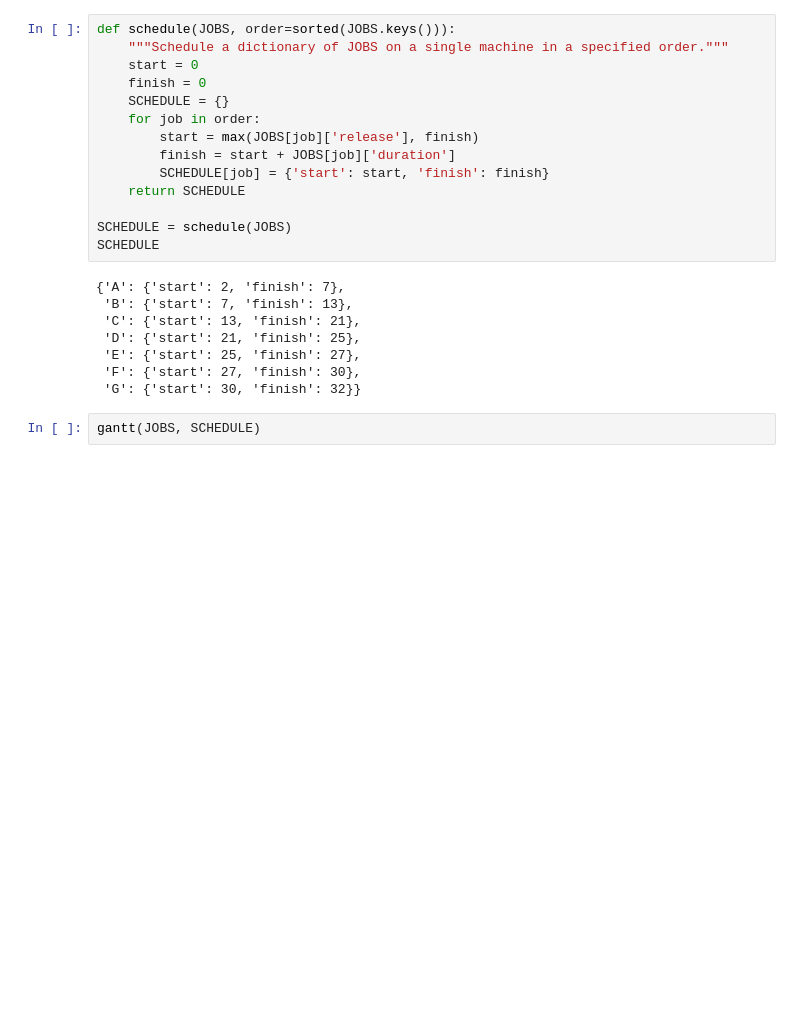
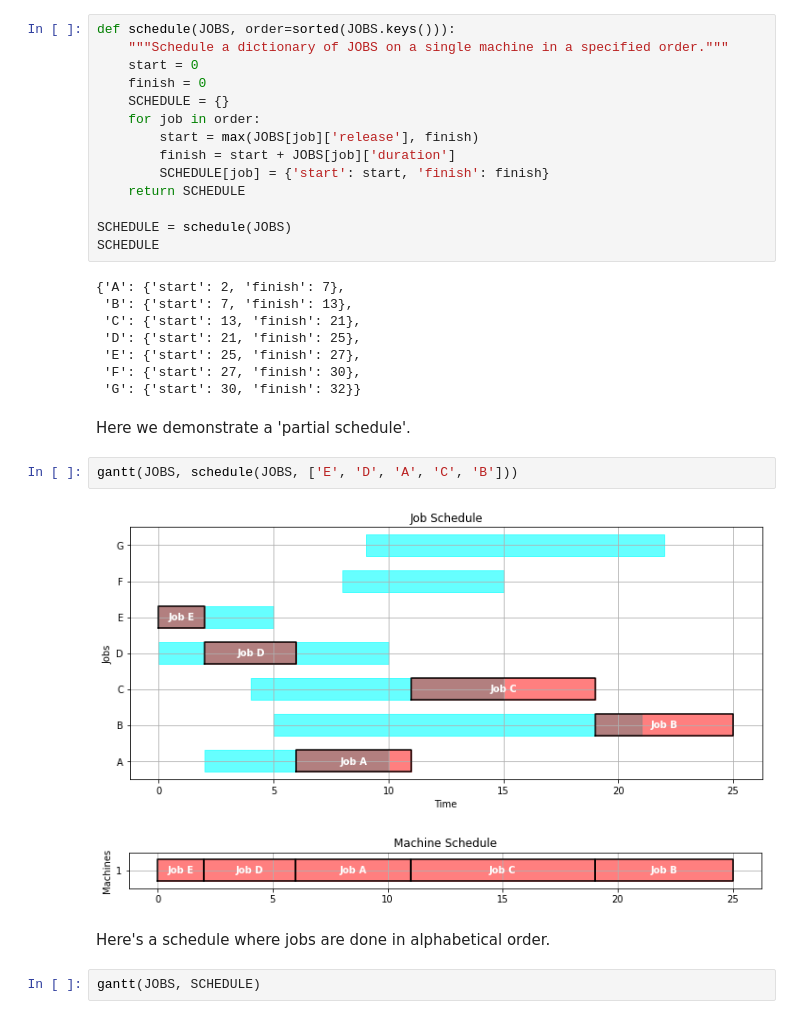
Before and after one commit to jckantor/ND-Pyomo-Cookbook, a Jupyter notebook: notebooks/04.01-Machine-Bottleneck.ipynb, the cells around one changed output. Drawn from its saved outputs; the diff is of its cells as text; blank space fills up the shorter version.

```diff
--- a/notebooks/04.01-Machine-Bottleneck.ipynb
+++ b/notebooks/04.01-Machine-Bottleneck.ipynb
@@ -148,6 +148,15 @@ SCHEDULE
  'E': {'start': 25, 'finish': 27},
  'F': {'start': 27, 'finish': 30},
  'G': {'start': 30, 'finish': 32}}
+# %% [markdown]
+Here we demonstrate a 'partial schedule'.
+# %%
+gantt(JOBS, schedule(JOBS, ['E', 'D', 'A', 'C', 'B']))
+# %% [output]
+[figure, added]
+[figure, added]
+# %% [markdown]
+Here's a schedule where jobs are done in alphabetical order.
 # %%
 gantt(JOBS, SCHEDULE)
 # %% [output]
```
Also changed, not shown: parts of 5 cells of this notebook, 3 other files.
